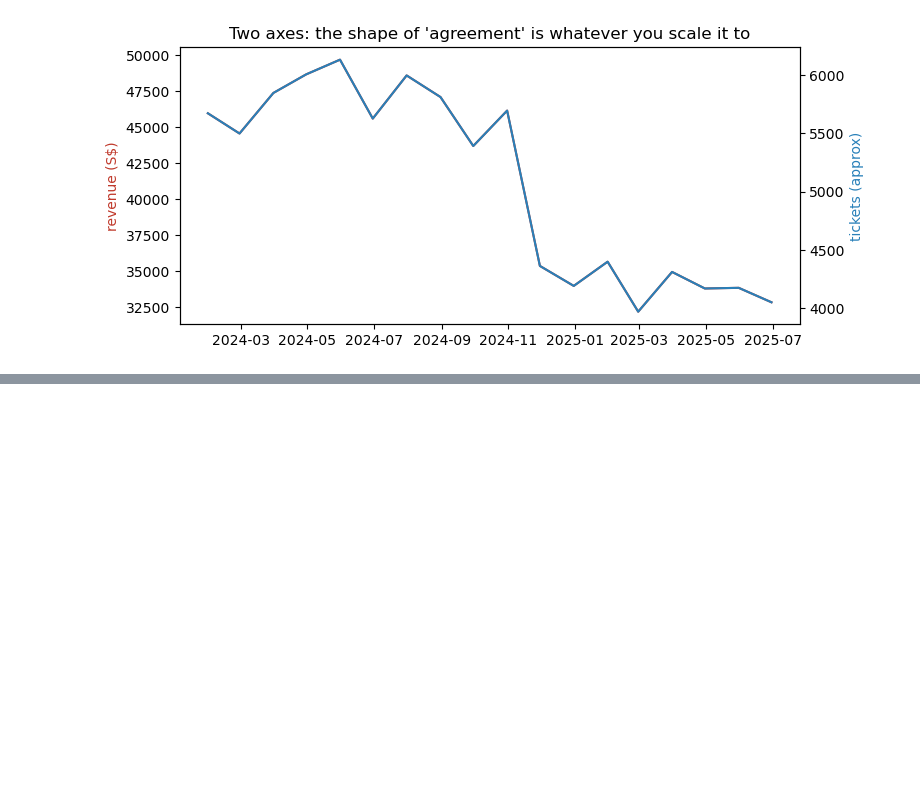
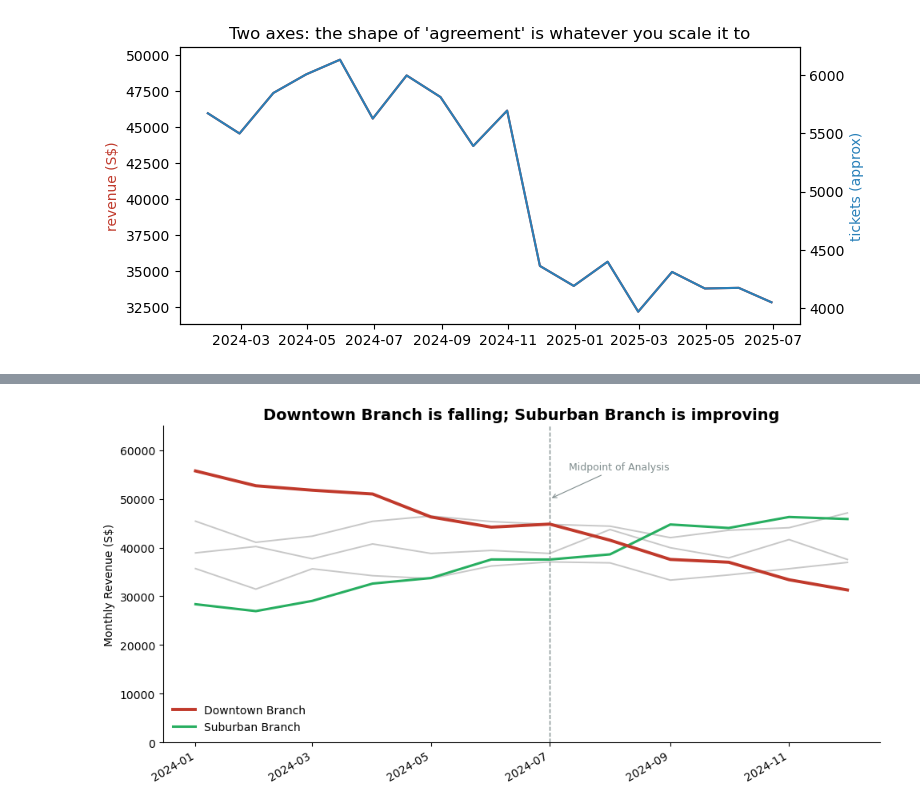
Before and after one commit to PP-123-nt/6m-data-1.10-visualization, a Jupyter notebook: notebooks/reference.ipynb, the cells around one changed output, grey strips where cells are left out. Cells and saved outputs as stored; diff of their text form; code cells hidden in the pictures; blank space fills up the shorter version.

```diff
--- a/notebooks/reference.ipynb
+++ b/notebooks/reference.ipynb
@@ -138,0 +142,84 @@ plt.show()
+# %%
+import pandas as pd
+import numpy as np
+import matplotlib.pyplot as plt
+
+# ==========================================
+# 1. GENERATE MOCK SAMPLE DATA
+# ==========================================
+np.random.seed(42)
+# FIXED: Changed "ME" to "MS" (Month Start)
+dates = pd.date_range(start="2024-01-01", periods=12, freq="MS")
+
+# Create mock data
+data = {
+    "OUT-01": np.linspace(55000, 32000, 12) + np.random.normal(0, 1500, 12),
+    "OUT-02": np.linspace(28000, 48000, 12) + np.random.normal(0, 1500, 12),
+    "OUT-03": np.random.normal(40000, 2000, 12),
+    "OUT-04": np.random.normal(45000, 2000, 12),
+    "OUT-05": np.random.normal(35000, 2000, 12)
+}
+
+monthly = pd.DataFrame(data, index=dates)
+
+name_mapping = {
+    "OUT-01": "Downtown Branch",
+    "OUT-02": "Suburban Branch",
+    "OUT-03": "Mall Branch",
+    "OUT-04": "Airport Branch",
+    "OUT-05": "Street Branch"
+}
+
+# ==========================================
+# 2. DYNAMIC IDENTIFICATION
+# ==========================================
+midpoint = len(monthly) // 2
+first_half = monthly.iloc[:midpoint]
+second_half = monthly.iloc[midpoint:]
+
+mean_first = first_half.mean()
+mean_second = second_half.mean()
+
+revenue_drop = mean_first - mean_second
+revenue_growth = mean_second - mean_first
+
+falling_outlet = revenue_drop.idxmax()
+improving_outlet = revenue_growth.idxmax()
+
+# ==========================================
+# 3. PLOTTING
+# ==========================================
+fig, ax = plt.subplots(figsize=(10, 5))
+
+for col in monthly.columns:
+    display_name = name_mapping.get(col, col)
+
+    if col == falling_outlet:
+        ax.plot(monthly.index, monthly[col], color="#c0392b", linewidth=2.8, label=display_name, zorder=3)
+    elif col == improving_outlet:
+        ax.plot(monthly.index, monthly[col], color="#27ae60", linewidth=2.2, label=display_name, zorder=2)
+    else:
+        ax.plot(monthly.index, monthly[col], color="#c8c8c8", linewidth=1.4, zorder=1)
+
+# Add a visual marker in the middle
+mid_date = monthly.index[midpoint]
+ax.axvline(mid_date, color="#7f8c8d", linestyle="--", linewidth=1)
+ax.annotate("Midpoint of Analysis",
+            xy=(mid_date, 50000), xytext=(mid_date + pd.Timedelta(days=10), 56000),
+            fontsize=9, color="#7f8c8d",
+            arrowprops=dict(arrowstyle="->", color="#7f8c8d", linewidth=0.8))
+
+falling_name = name_mapping.get(falling_outlet, falling_outlet)
+improving_name = name_mapping.get(improving_outlet, improving_outlet)
+ax.set_title(f"{falling_name} is falling; {improving_name} is improving", fontsize=14, weight="bold")
+
+ax.set_ylabel("Monthly Revenue (S$)")
+ax.set_ylim(0, 65000)
+ax.legend(frameon=False, loc="lower left")
+ax.spines[["top", "right"]].set_visible(False)
+
+fig.autofmt_xdate() # Rotates the date labels so they don't overlap
+plt.tight_layout()
+plt.show()
+# %% [output]
+[figure, added]
```
Also changed, not shown: parts of 1 cell of this notebook, 1 other file.
